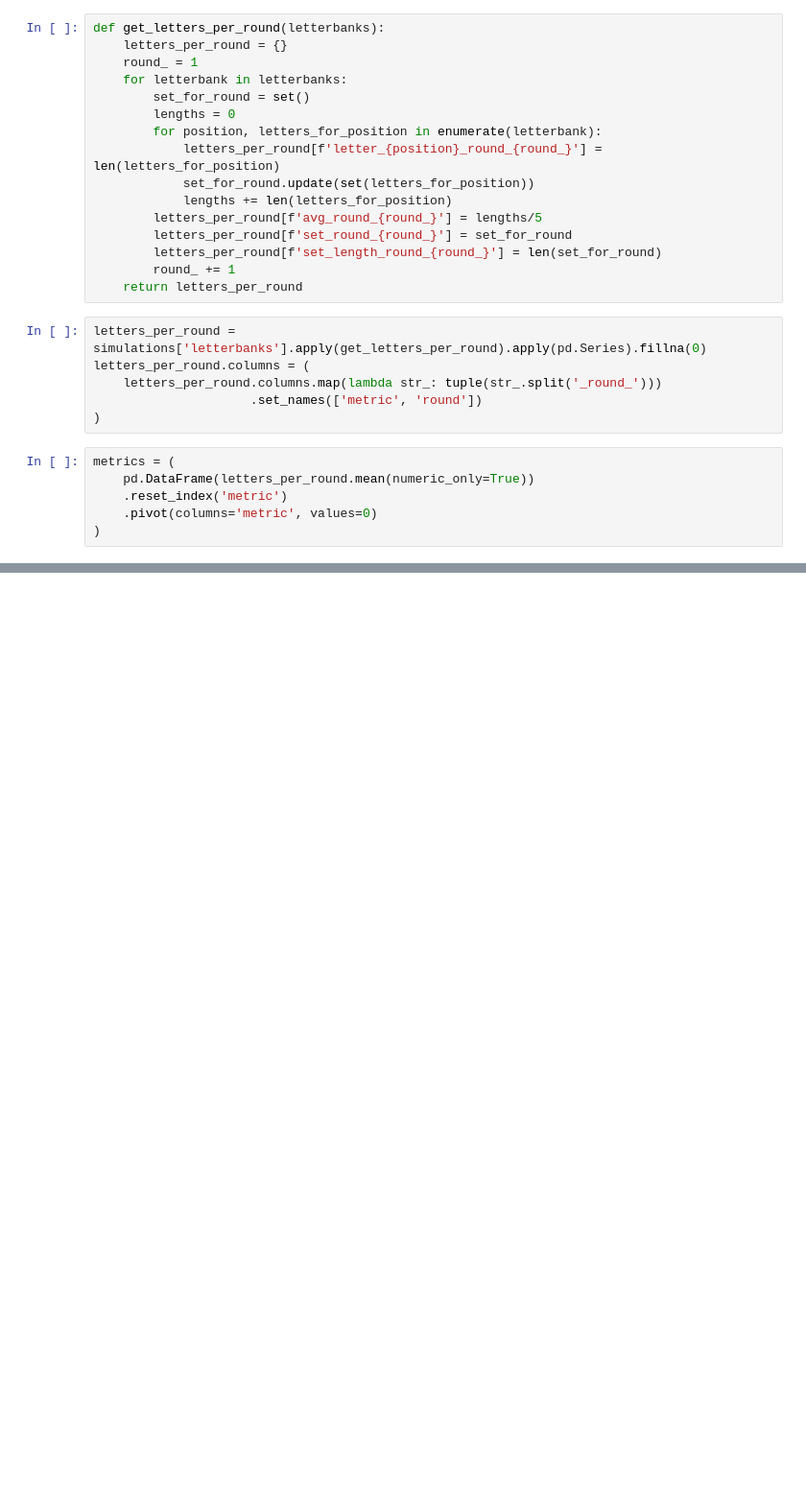
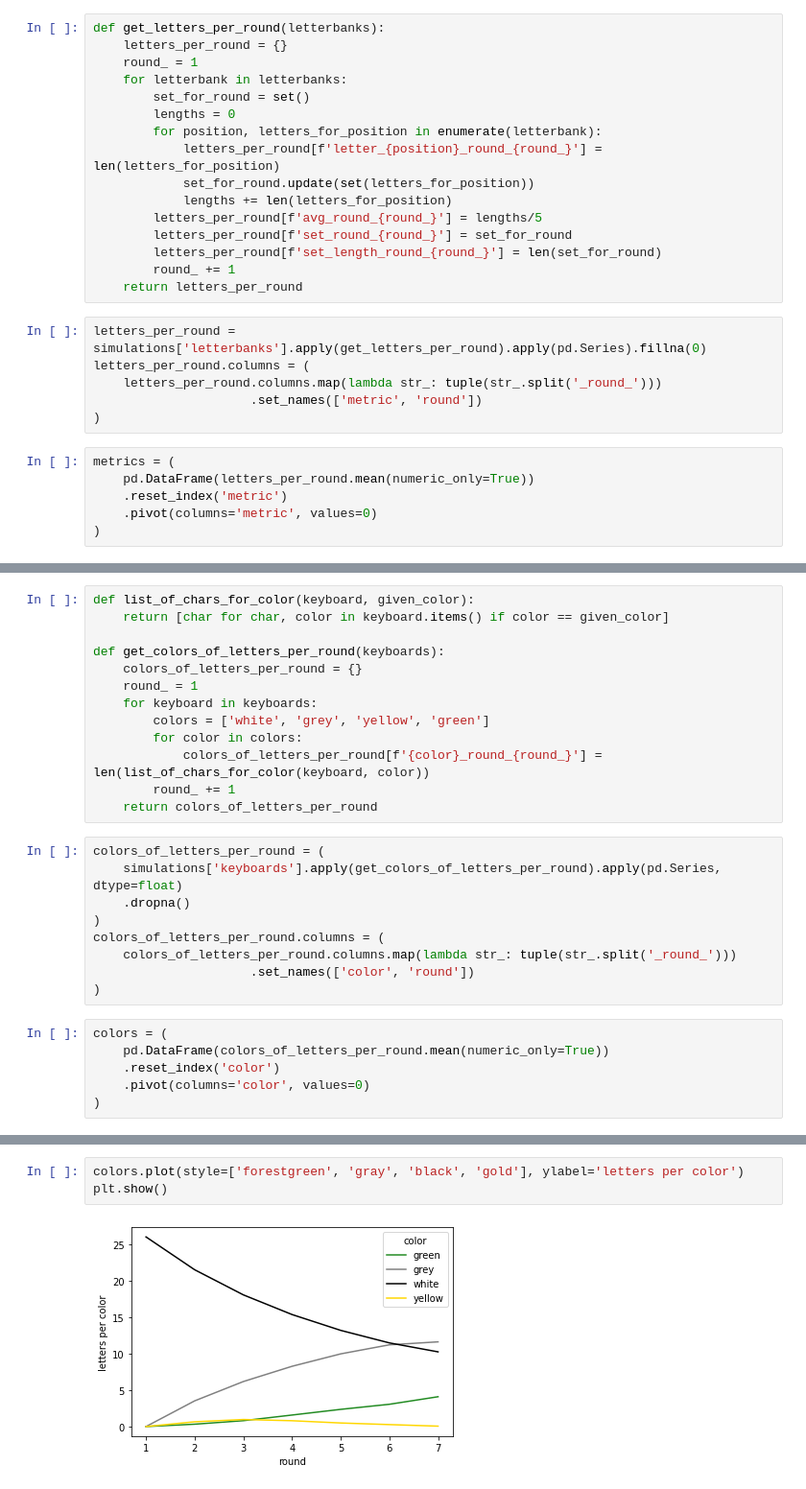
Before and after one commit to hboinowitz/wordle-analysis, a Jupyter notebook: analysis/simulation_results.ipynb, the cells around one changed output, grey strips where cells are left out. Shown: that part at 96% size. Saved outputs shown, nothing was run; the diff lists cells and outputs as text; blank space fills up the shorter version.

Commit message:
Investigate color distribution on keyboards

```diff
--- a/analysis/simulation_results.ipynb
+++ b/analysis/simulation_results.ipynb
@@ -106,0 +107,28 @@ plt.show()
+# %%
+def list_of_chars_for_color(keyboard, given_color):
+    return [char for char, color in keyboard.items() if color == given_color]
+
+def get_colors_of_letters_per_round(keyboards):
+    colors_of_letters_per_round = {}
+    round_ = 1
+    for keyboard in keyboards:
+        colors = ['white', 'grey', 'yellow', 'green']
+        for color in colors:
+            colors_of_letters_per_round[f'{color}_round_{round_}'] = len(list_of_chars_for_color(keyboard, color))
+        round_ += 1
+    return colors_of_letters_per_round
+# %%
+colors_of_letters_per_round = (
+    simulations['keyboards'].apply(get_colors_of_letters_per_round).apply(pd.Series, dtype=float)
+    .dropna()
+)
+colors_of_letters_per_round.columns = (
+    colors_of_letters_per_round.columns.map(lambda str_: tuple(str_.split('_round_')))
+                     .set_names(['color', 'round'])
+)
+# %%
+colors = (
+    pd.DataFrame(colors_of_letters_per_round.mean(numeric_only=True))
+    .reset_index('color')
+    .pivot(columns='color', values=0)
+)
@@ -106,0 +147,5 @@ plt.show()
+# %%
+colors.plot(style=['forestgreen', 'gray', 'black', 'gold'], ylabel='letters per color')
+plt.show()
+# %% [output]
+[figure, added]
```
Also changed, not shown: parts of 7 cells of this notebook.
